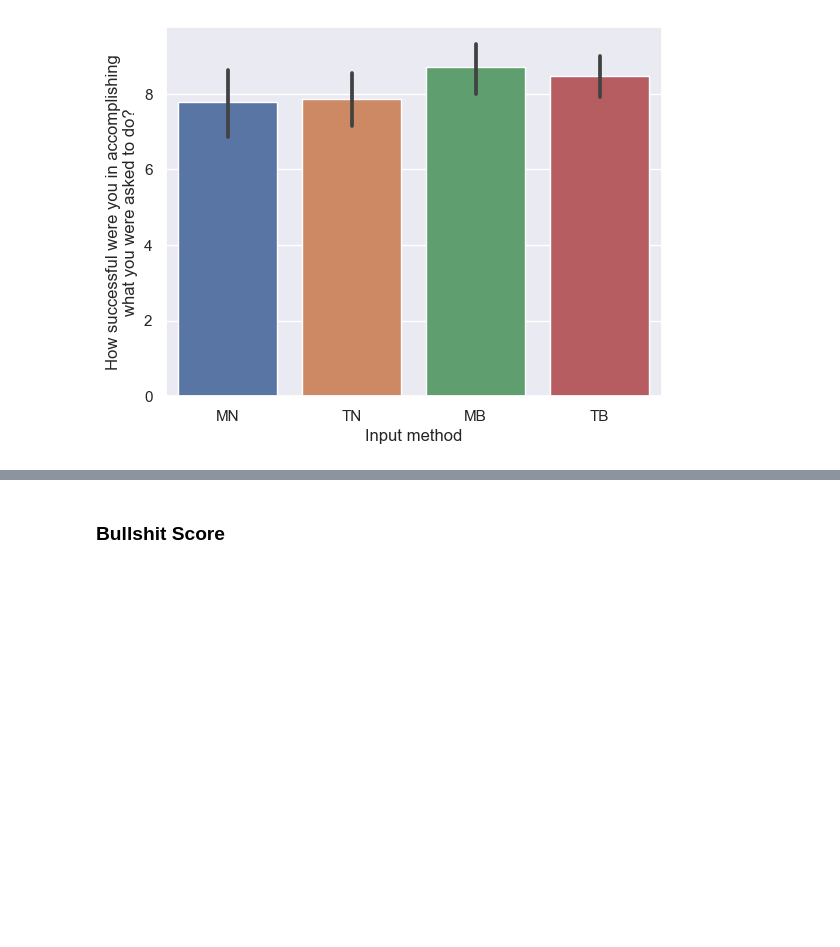
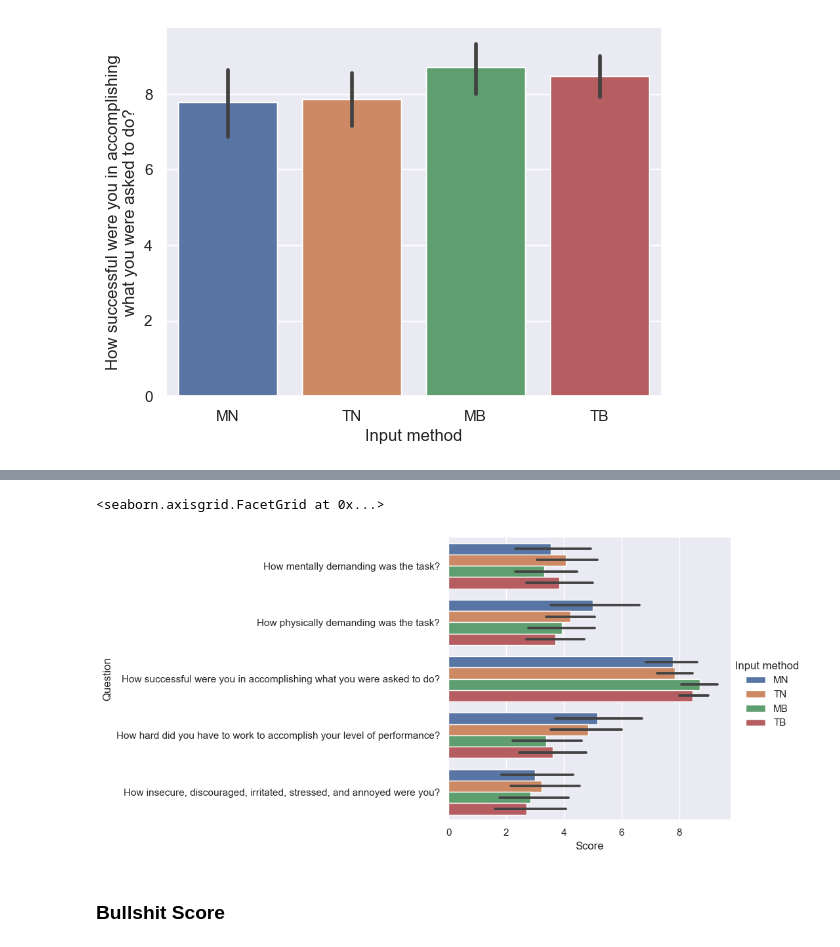
Before and after one commit to IoanaBaciu24/BubbleCursorExperiment, a Jupyter notebook: analysis_questionnaire.ipynb, the cells around one changed output, grey strips where cells are left out. Saved outputs shown, nothing was run; the diff lists cells and outputs as text; code cells hidden in the pictures; blank space fills up the shorter version.

Commit message:
updated todo + now error bar on big plot

```diff
--- a/analysis_questionnaire.ipynb
+++ b/analysis_questionnaire.ipynb
@@ -108,0 +101,3 @@ df.groupby(["Input method"]).mean().T.plot.barh()
+# %%
+df2 = df.melt(id_vars=["Input method"], var_name="Question", value_name="Score")
+df2
@@ -109,3 +118,11 @@ df.groupby(["Input method"]).mean().T.plot.barh()
+# %%
+sns.catplot(
+  data=df2, kind="bar",
+  x="Score", y="Question", hue="Input method", hue_order=order
+)
+# %% [output]
+<seaborn.axisgrid.FacetGrid at 0x...>
+[figure, added]
 # %% [markdown]
 ### Bullshit Score
 # %%
```
Also changed, not shown: parts of 9 cells of this notebook.
